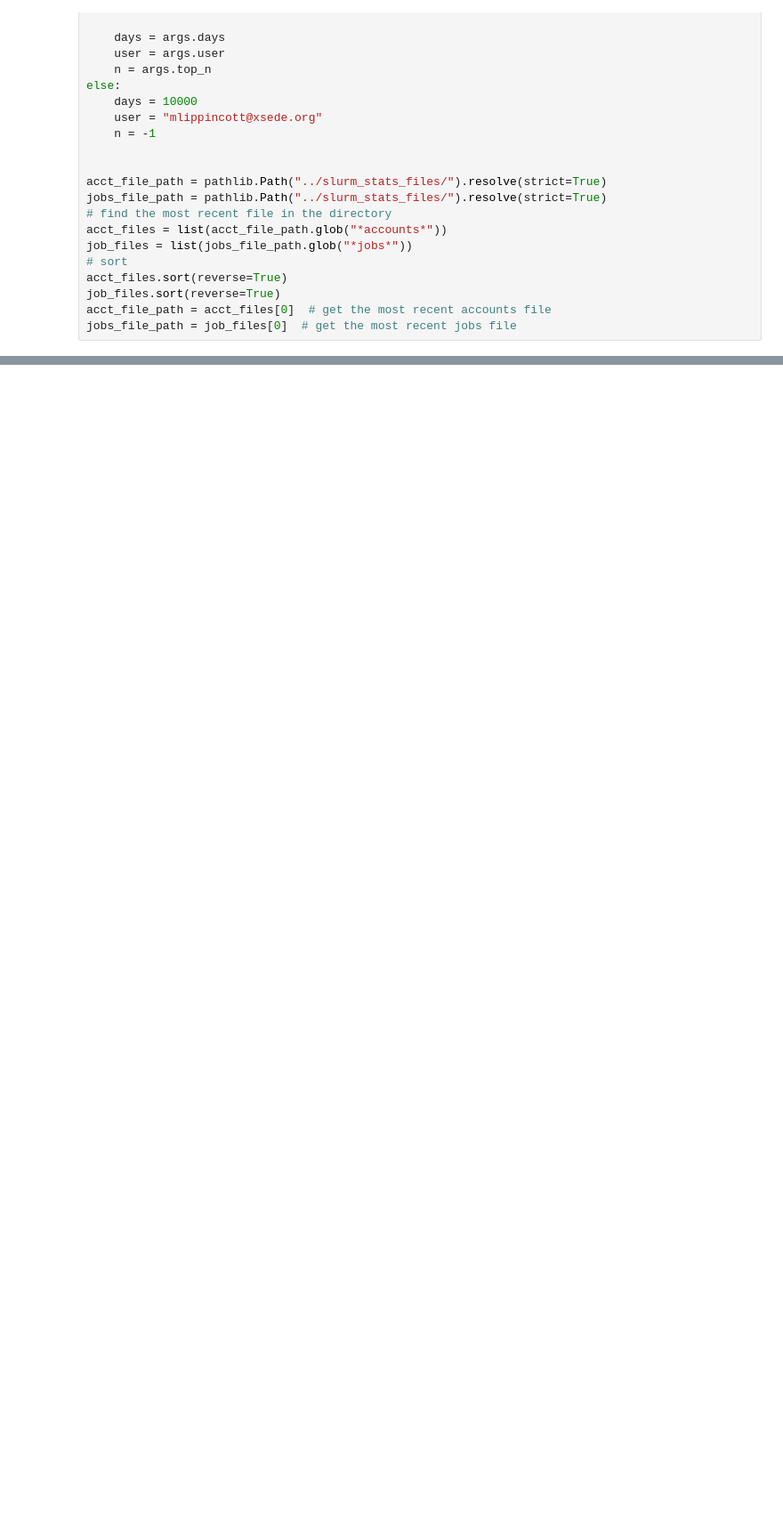
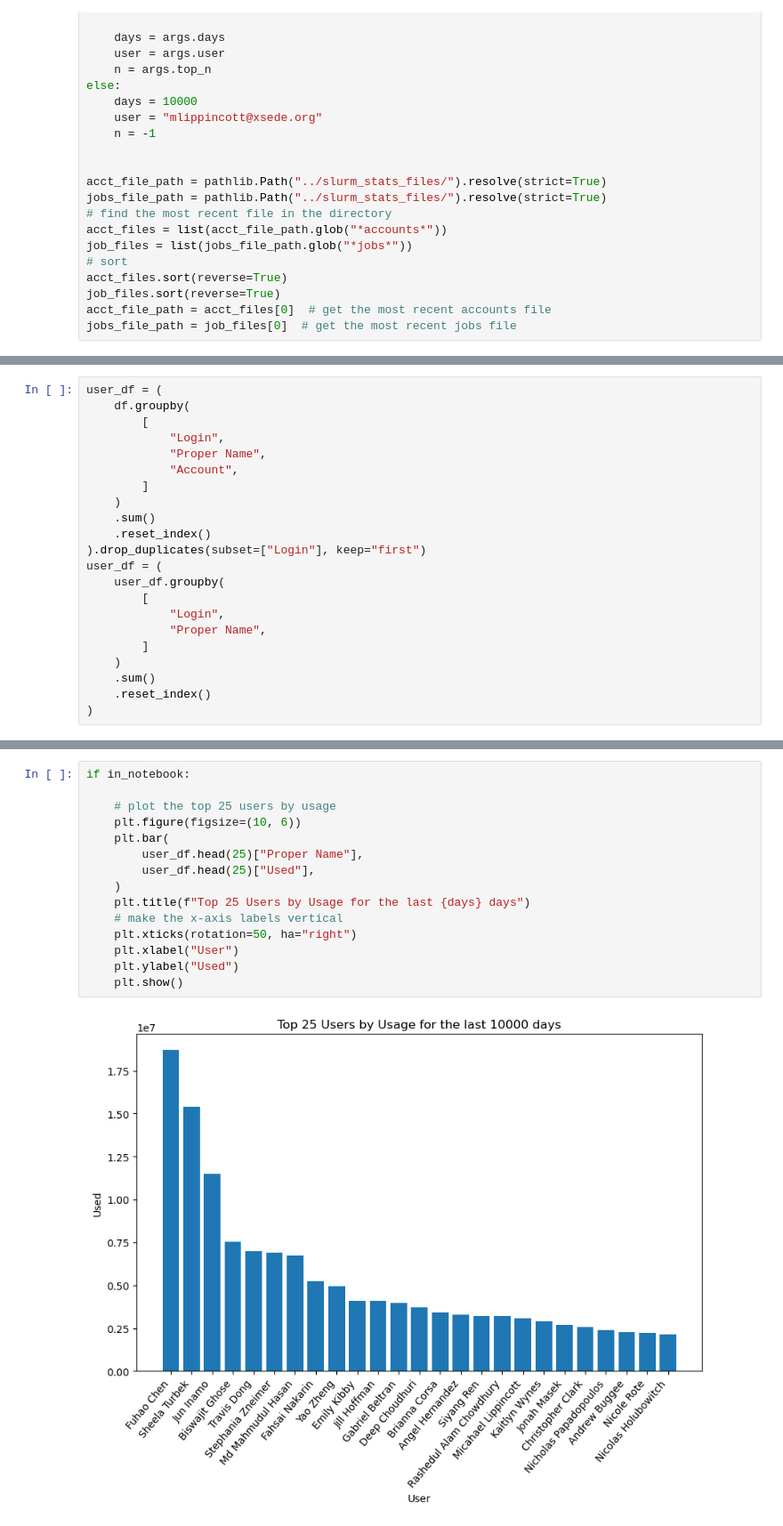
Before and after one commit to MikeLippincott/SLURM-Cheat-Sheet, a Jupyter notebook: slurm_stats_check/notebooks/slurm_stats.ipynb, the cells around one changed output, grey strips where cells are left out. Shown at 89% size. Drawn from its saved outputs; the diff is of its cells as text; blank space fills up the shorter version.

```diff
--- a/slurm_stats_check/notebooks/slurm_stats.ipynb
+++ b/slurm_stats_check/notebooks/slurm_stats.ipynb
@@ -116,4 +116,26 @@ df = df.drop(
     ]
 )
 df["Used"] = df["Used"].astype(int)
+# %%
+user_df = (
+    df.groupby(
+        [
+            "Login",
+            "Proper Name",
+            "Account",
+        ]
+    )
+    .sum()
+    .reset_index()
+).drop_duplicates(subset=["Login"], keep="first")
+user_df = (
+    user_df.groupby(
+        [
+            "Login",
+            "Proper Name",
+        ]
+    )
+    .sum()
+    .reset_index()
+)
 # %%
@@ -292,0 +333,17 @@ mlippincott@xsede.org has used a total of 0 SUs in the last 10000 days for a tot
+# %%
+if in_notebook:
+
+    # plot the top 25 users by usage
+    plt.figure(figsize=(10, 6))
+    plt.bar(
+        user_df.head(25)["Proper Name"],
+        user_df.head(25)["Used"],
+    )
+    plt.title(f"Top 25 Users by Usage for the last {days} days")
+    # make the x-axis labels vertical
+    plt.xticks(rotation=50, ha="right")
+    plt.xlabel("User")
+    plt.ylabel("Used")
+    plt.show()
+# %% [output]
+[figure, added]
```
Also changed, not shown: parts of 10 cells of this notebook, 4 other files.
